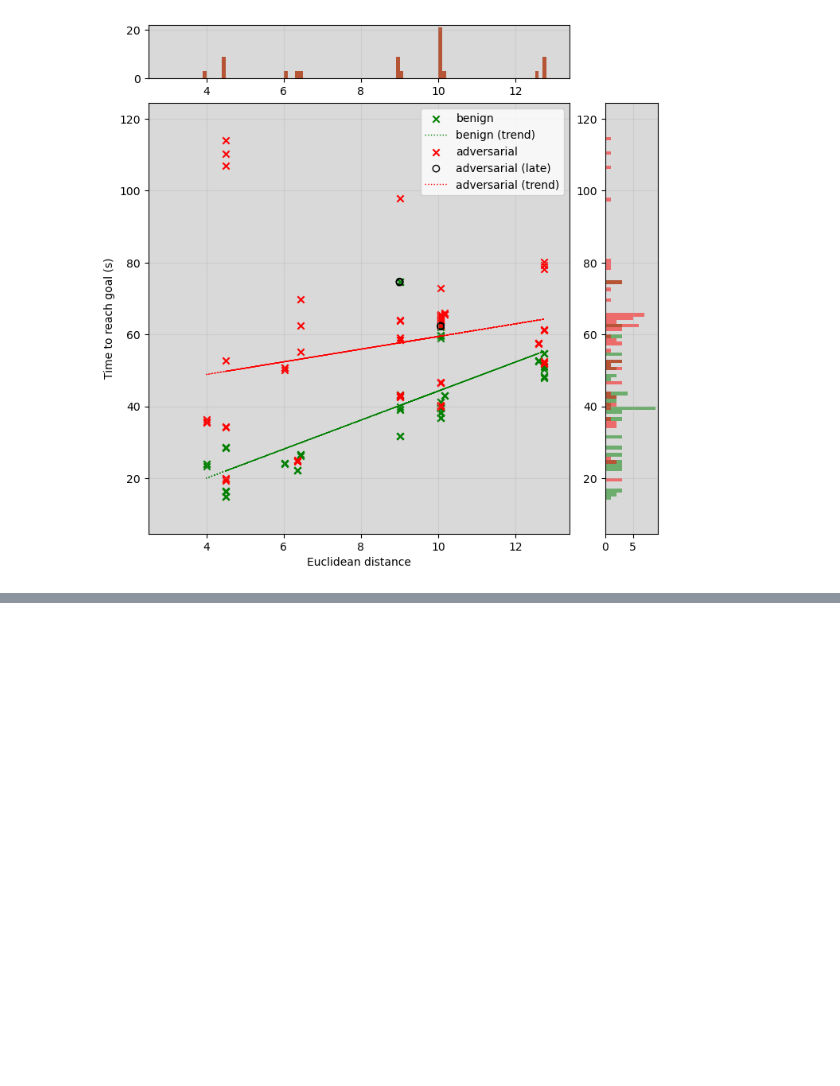
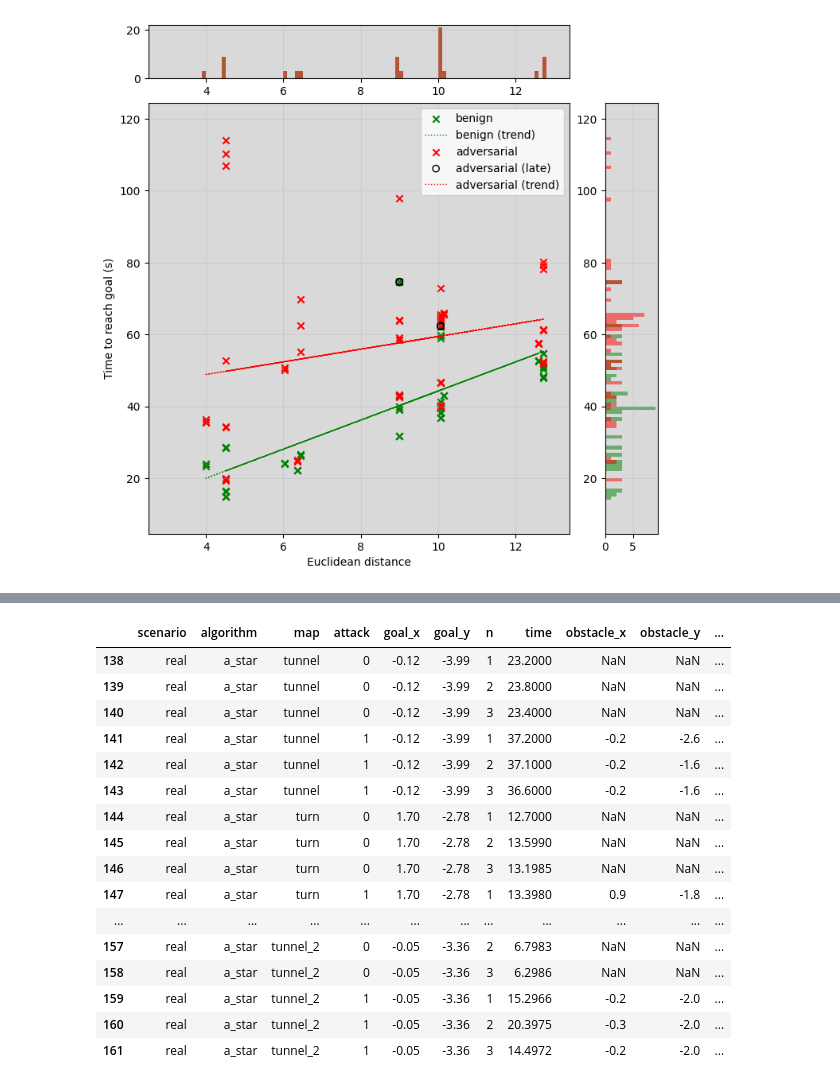
Before and after one commit to adrian-szvoren/ros_motion_planning, a Jupyter notebook: data/data_analysis.ipynb, the cells around one changed output, grey strips where cells are left out. Saved outputs shown, nothing was run; the diff lists cells and outputs as text; code cells hidden in the pictures; blank space fills up the shorter version.

```diff
--- a/data/data_analysis.ipynb
+++ b/data/data_analysis.ipynb
@@ -202,0 +205,22 @@ plt.show()
+# %%
+data_real = pd.read_csv('data.csv')
+data_real = data_real[data_real['scenario']=='real']
+data_real
+# %% [output]
+|  | scenario | algorithm | map | attack | goal_x | goal_y | n | time | obstacle_x | obstacle_y | ... |
+| 138 | real | a_star | tunnel | 0 | -0.12 | -3.99 | 1 | 23.2000 | NaN | NaN | ... |
+| 139 | real | a_star | tunnel | 0 | -0.12 | -3.99 | 2 | 23.8000 | NaN | NaN | ... |
+| 140 | real | a_star | tunnel | 0 | -0.12 | -3.99 | 3 | 23.4000 | NaN | NaN | ... |
+| 141 | real | a_star | tunnel | 1 | -0.12 | -3.99 | 1 | 37.2000 | -0.2 | -2.6 | ... |
+| 142 | real | a_star | tunnel | 1 | -0.12 | -3.99 | 2 | 37.1000 | -0.2 | -1.6 | ... |
+| 143 | real | a_star | tunnel | 1 | -0.12 | -3.99 | 3 | 36.6000 | -0.2 | -1.6 | ... |
+| 144 | real | a_star | turn | 0 | 1.70 | -2.78 | 1 | 12.7000 | NaN | NaN | ... |
+| 145 | real | a_star | turn | 0 | 1.70 | -2.78 | 2 | 13.5990 | NaN | NaN | ... |
+| 146 | real | a_star | turn | 0 | 1.70 | -2.78 | 3 | 13.1985 | NaN | NaN | ... |
+| 147 | real | a_star | turn | 1 | 1.70 | -2.78 | 1 | 13.3980 | 0.9 | -1.8 | ... |
+| ... | ... | ... | ... | ... | ... | ... | ... | ... | ... | ... | ... |
+| 157 | real | a_star | tunnel_2 | 0 | -0.05 | -3.36 | 2 | 6.7983 | NaN | NaN | ... |
+| 158 | real | a_star | tunnel_2 | 0 | -0.05 | -3.36 | 3 | 6.2986 | NaN | NaN | ... |
+| 159 | real | a_star | tunnel_2 | 1 | -0.05 | -3.36 | 1 | 15.2966 | -0.2 | -2.0 | ... |
+| 160 | real | a_star | tunnel_2 | 1 | -0.05 | -3.36 | 2 | 20.3975 | -0.3 | -2.0 | ... |
+| 161 | real | a_star | tunnel_2 | 1 | -0.05 | -3.36 | 3 | 14.4972 | -0.2 | -2.0 | ... |
```
Also changed, not shown: parts of 4 cells of this notebook, 5 other files.
